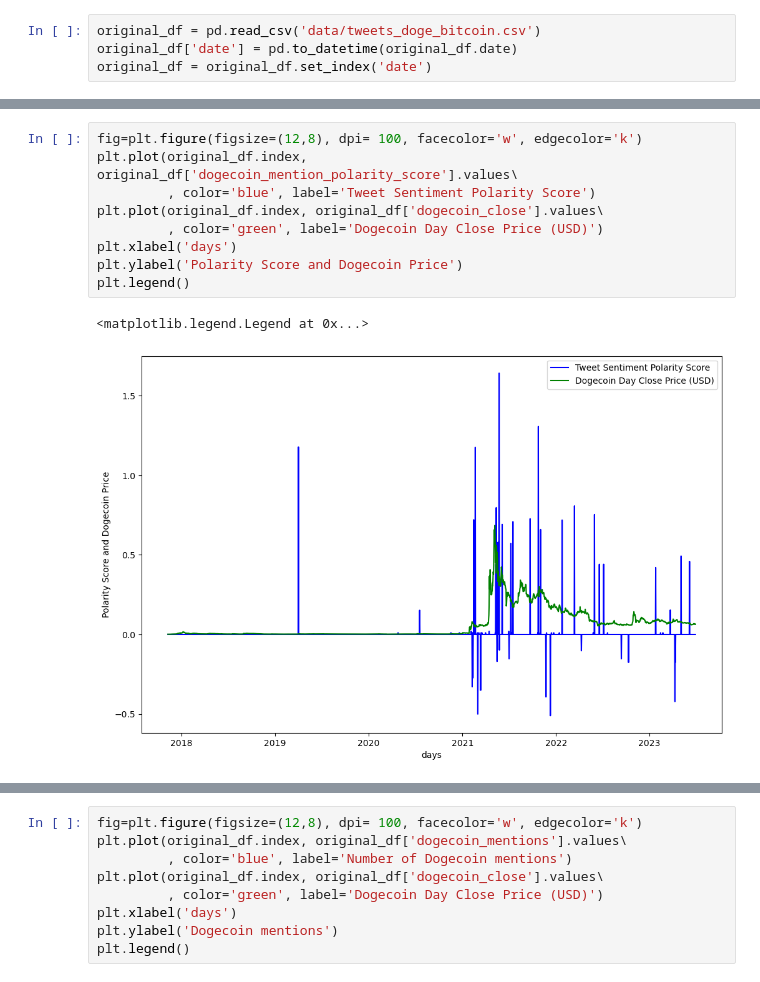
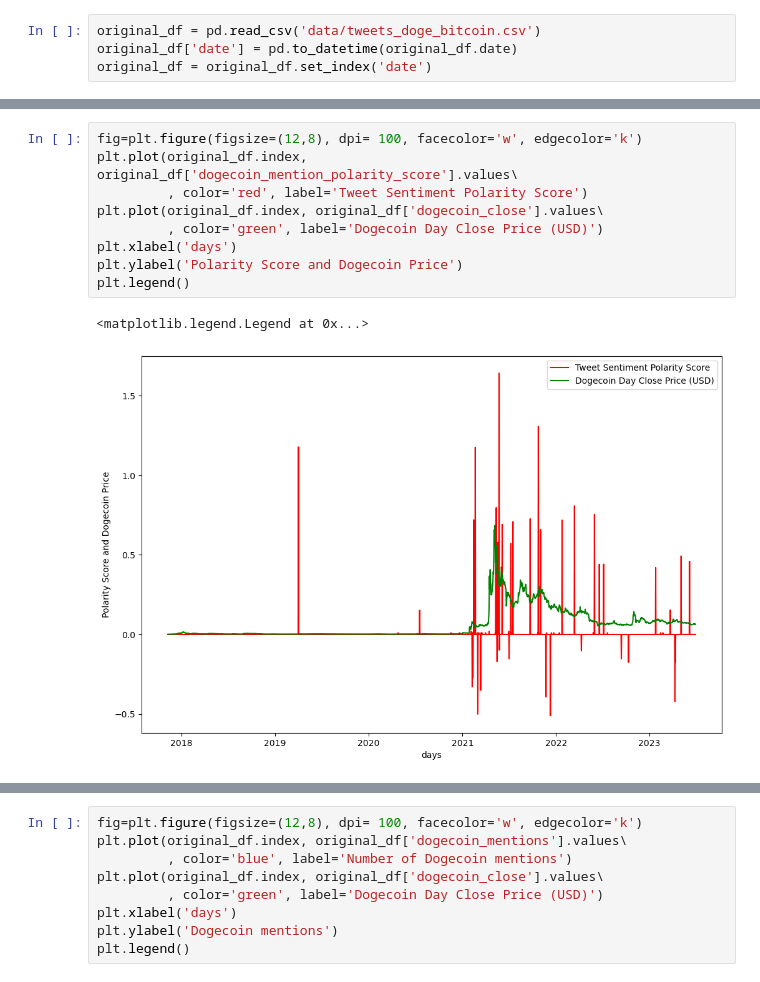
Before and after one commit to gilmar/musk_dogecoin_analysis, a Jupyter notebook: musk_dogecoin.ipynb, the cells around one changed output, grey strips where cells are left out. Drawn from its saved outputs; the diff is of its cells as text.

```diff
--- a/musk_dogecoin.ipynb
+++ b/musk_dogecoin.ipynb
@@ -180,12 +201,12 @@ None
 # %%
 fig=plt.figure(figsize=(12,8), dpi= 100, facecolor='w', edgecolor='k')
 plt.plot(original_df.index, original_df['dogecoin_mention_polarity_score'].values\
-         , color='blue', label='Tweet Sentiment Polarity Score')
+         , color='red', label='Tweet Sentiment Polarity Score')
 plt.plot(original_df.index, original_df['dogecoin_close'].values\
          , color='green', label='Dogecoin Day Close Price (USD)')
 plt.xlabel('days')
 plt.ylabel('Polarity Score and Dogecoin Price')
 plt.legend()
 # %% [output]
 <matplotlib.legend.Legend at 0x...>
-[figure, old version]
+[figure, new version]
```
Also changed, not shown: parts of 52 cells of this notebook, 1 other file.
